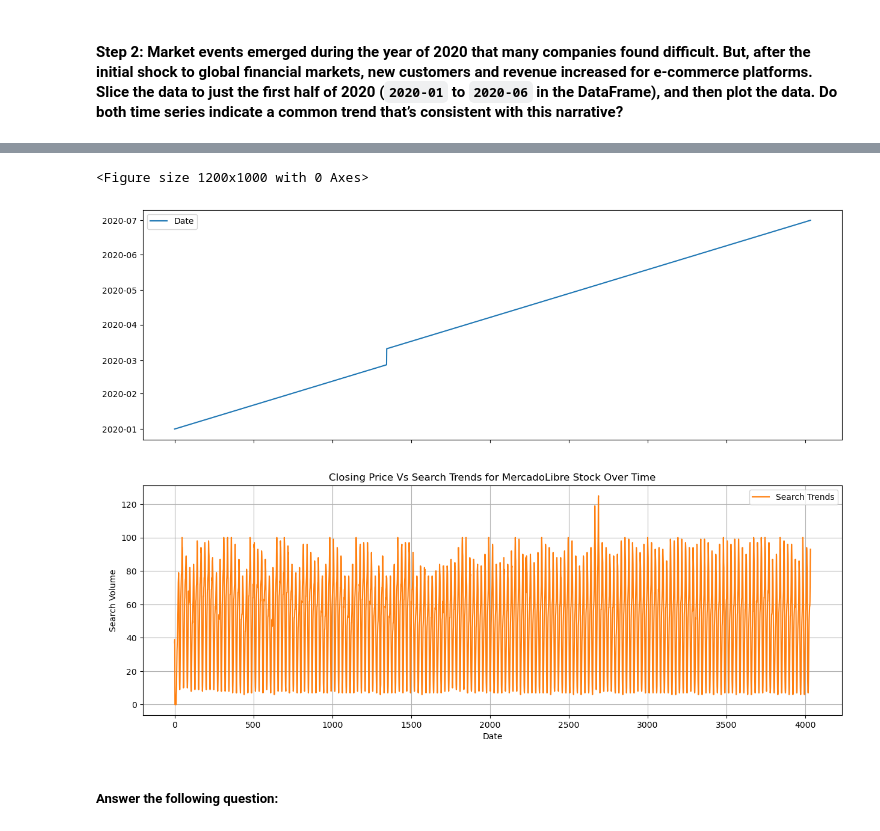
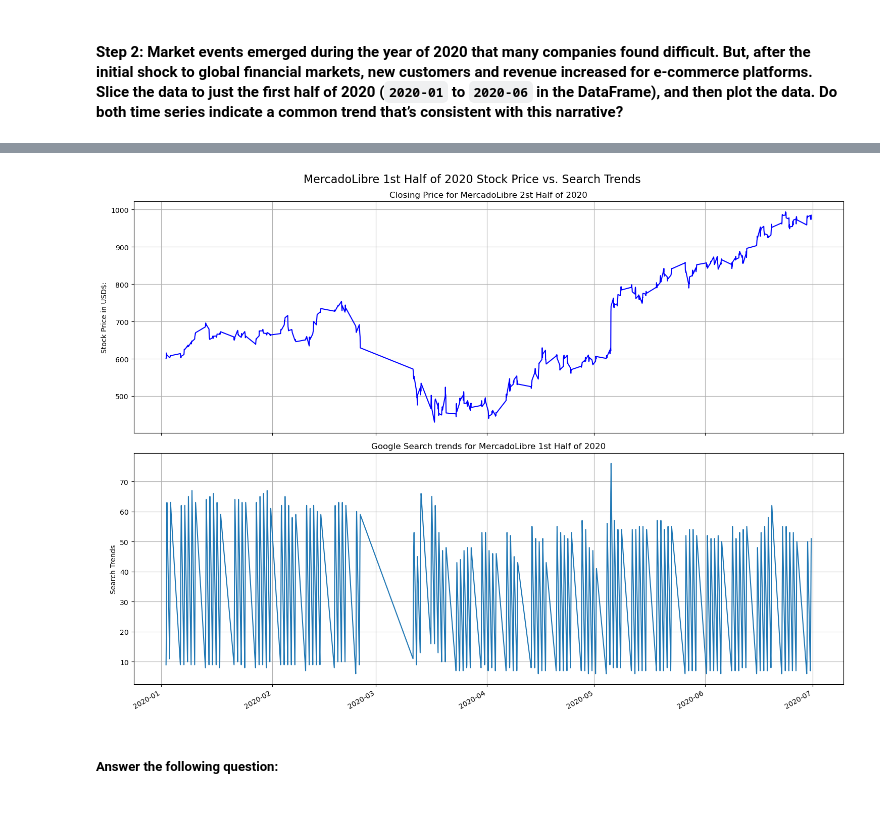
Before and after one commit to Raymond-St/prophet-challenge, a Jupyter notebook: forecasting_net_prophet.ipynb, the cells around one changed output, grey strips where cells are left out. Drawn from its saved outputs; the diff is of its cells as text; code cells hidden in the pictures.

```diff
--- a/forecasting_net_prophet.ipynb
+++ b/forecasting_net_prophet.ipynb
@@ -379,16 +370,0 @@ mercado_stock_trends_q1q2_df.head(5)
-# %%
-# Visualize the close and Search Trends data
-# Plot each column on a separate axes using the following syntax
-# `plot(subplots=True)`
-plt.figure(figsize=(12, 10))
-mercado_stock_trends_q1q2_df[['Date', 'Search Trends']].plot(subplots=True, figsize=(15, 10))
-plt.title('Closing Price Vs Search Trends for MercadoLibre Stock Over Time')
-plt.xlabel('Date')
-plt.ylabel('Search Volume')
-plt.grid(True)
-plt.subplots_adjust(top=0.95)
-# plt.tight_layout()
-plt.show()
-# %% [output]
-<Figure size 1200x1000 with 0 Axes>
-[figure, removed]
@@ -395,3 +377,30 @@ plt.show()
+# %%
+# Visualize the close and Search Trends data
+fig, axes = plt.subplots(2,1, figsize=(15, 11),sharex=True)
+
+# FIRST half / plot
+axes[0].plot(mercado_stock_trends_q1q2_df['index'], mercado_stock_trends_q1q2_df['close'], 'b-')
+axes[0].set_title('Closing Price for MercadoLibre 2st Half of 2020')
+axes[0].set_ylabel('Stock Price in USD$:')
+axes[0].grid(True)
+# plt.subplots_adjust(top=0.95)
+# plt.tight_layout()
+# plt.show()
+
+# SECOND Overlay Plot:
+axes[1].plot(mercado_stock_trends_q1q2_df['index'], mercado_stock_trends_q1q2_df['Search Trends'])
+axes[1].set_title('Google Search trends for MercadoLibre 1st Half of 2020')
+axes[1].set_ylabel('Search Trends')
+axes[1].grid(True)
+
+# Overall Params:
+fig.autofmt_xdate()
+plt.suptitle('MercadoLibre 1st Half of 2020 Stock Price vs. Search Trends', fontsize=16, y=0.98)
+plt.tight_layout()
+plt.subplots_adjust(top=0.93)
+plt.show()
+# %% [output]
+[figure, added]
 # %% [markdown]
 ##### Answer the following question:
 # %% [markdown]
```
Also changed, not shown: parts of 19 cells of this notebook.
